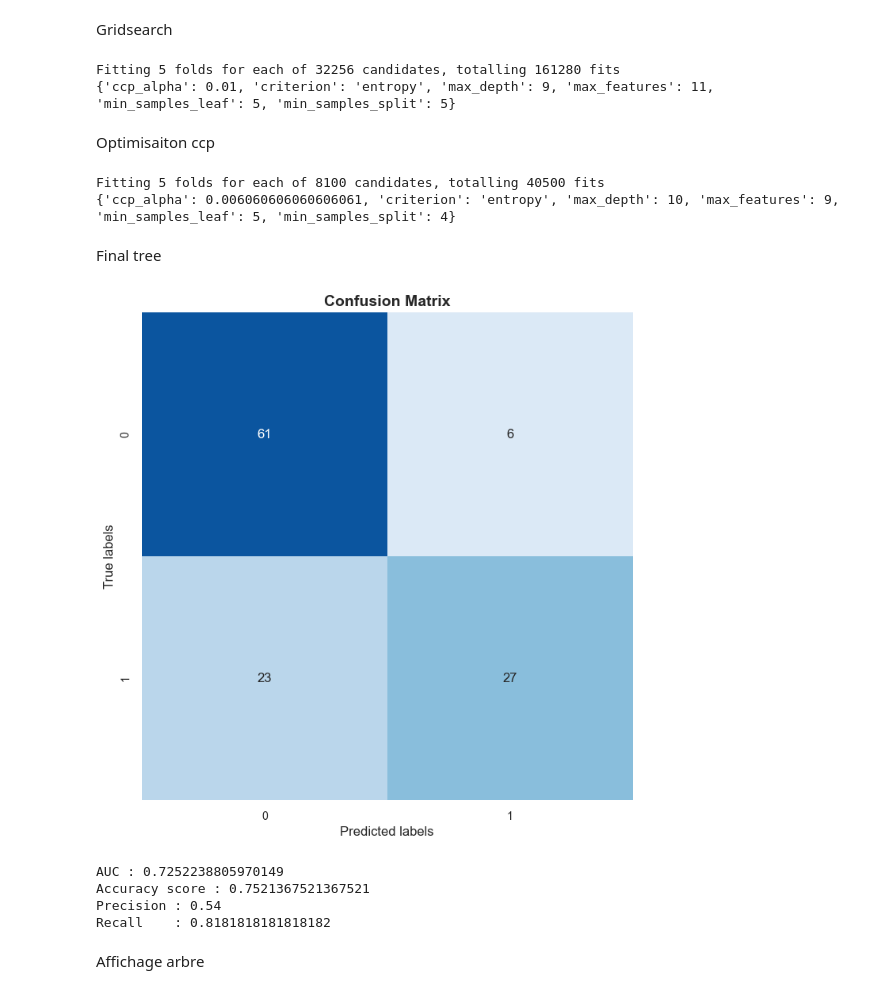
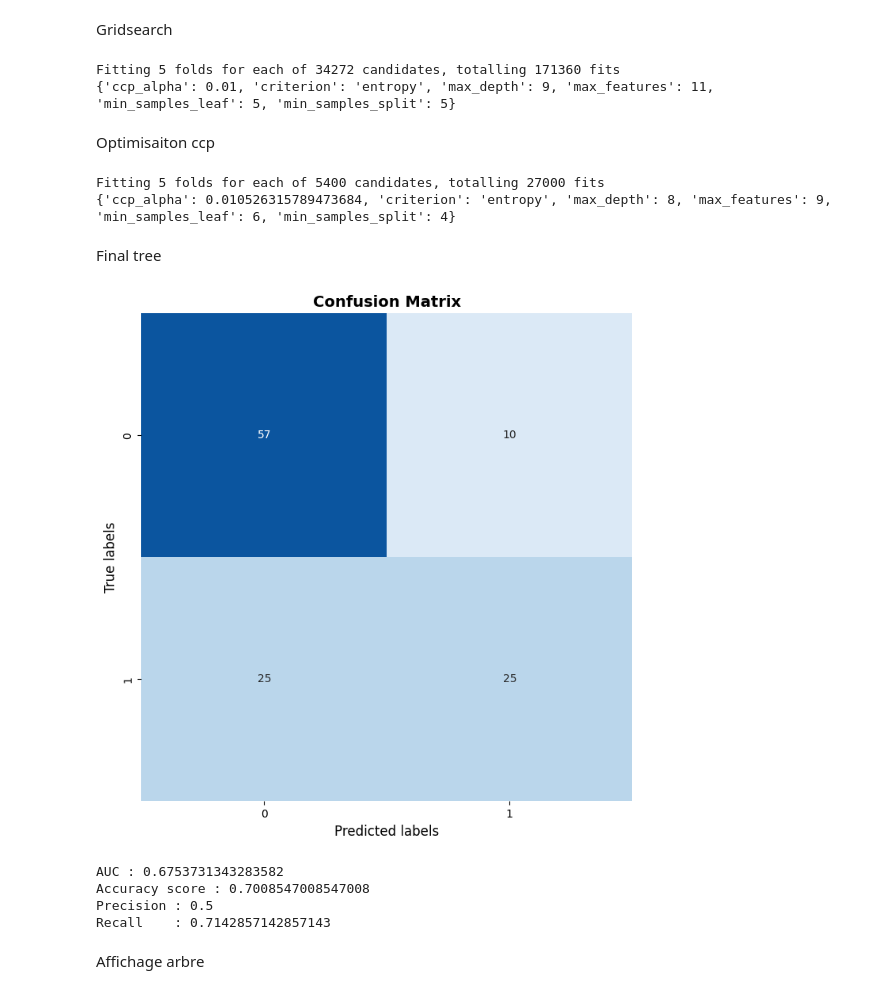
Before and after one commit to atekiouk/Sujet_2, a Jupyter notebook: Notebooks/Parameters_test.ipynb, the cells around one changed output. Cells and saved outputs as stored; diff of their text form; code cells hidden in the pictures.

```diff
--- a/Notebooks/Parameters_test.ipynb
+++ b/Notebooks/Parameters_test.ipynb
@@ -278,7 +281,7 @@ Gridsearch
 # %%
 param_grid = {  'criterion': ['entropy'],
                 'max_depth' : np.linspace(5,15,8, dtype= int),
-                'ccp_alpha' : np.linspace(0.01,0.040,16),
+                'ccp_alpha' : np.linspace(0,0.040,17),
                 'min_samples_leaf' : np.linspace(1,15,7,dtype= int),
                 'max_features' : np.linspace(5,15,6,dtype= int),
                 'min_samples_split' : np.linspace(5,15,6,dtype= int)
@@ -288,14 +291,14 @@ grid = GridSearchCV(DecisionTreeClassifier(random_state = 42), param_grid, scori
 grid.fit(X_train, y_train)
 print(grid.best_params_)
 # %% [output]
-Fitting 5 folds for each of 32256 candidates, totalling 161280 fits
+Fitting 5 folds for each of 34272 candidates, totalling 171360 fits
 {'ccp_alpha': 0.01, 'criterion': 'entropy', 'max_depth': 9, 'max_features': 11, 'min_samples_leaf': 5, 'min_samples_split': 5}
 # %% [markdown]
 Optimisaiton ccp
 # %%
 param_grid_ccp = {  'criterion': ['entropy'],
-                    'max_depth' : np.linspace(9,12,3, dtype= int),
-                    'ccp_alpha' : np.linspace(0.0,0.20,100),
+                    'max_depth' : np.linspace(5,15,10, dtype= int),
+                    'ccp_alpha' : np.linspace(0.0,0.20,20),
                     'min_samples_leaf' : np.linspace(5,7,3,dtype= int),
                     'max_features' : np.linspace(7,9,3,dtype= int),
                     'min_samples_split' : np.linspace(4,6,3,dtype= int)
@@ -305,25 +308,25 @@ grid_ccp = GridSearchCV(DecisionTreeClassifier(random_state = 42), param_grid_cc
 grid_ccp.fit(X_train, y_train)
 print(grid_ccp.best_params_)
 # %% [output]
-Fitting 5 folds for each of 8100 candidates, totalling 40500 fits
-{'ccp_alpha': 0.006060606060606061, 'criterion': 'entropy', 'max_depth': 10, 'max_features': 9, 'min_samples_leaf': 5, 'min_samples_split': 4}
+Fitting 5 folds for each of 5400 candidates, totalling 27000 fits
+{'ccp_alpha': 0.010526315789473684, 'criterion': 'entropy', 'max_depth': 8, 'max_features': 9, 'min_samples_leaf': 6, 'min_samples_split': 4}
 # %% [markdown]
 Final tree
 # %%
-tree_f = DecisionTreeClassifier(criterion = 'entropy', max_depth = 10, ccp_alpha =  0, min_samples_leaf = 5, max_features = 9, min_samples_split = 5, random_state = 42)
+tree_f = DecisionTreeClassifier(criterion = 'entropy', max_depth = 9, ccp_alpha =  0.0, min_samples_leaf = 5, max_features = 11, min_samples_split = 5, random_state = 42)
 tree_f.fit(X_train,y_train)
 y_pred = tree_f.predict(X_test)
 utilities.plot_confusion_matrix(y_true = y_test, y_pred = y_pred)
 fpr, tpr, _ = metrics.roc_curve(y_test, y_pred)
 print(f"AUC : {metrics.auc(fpr, tpr)}")
 print(f"Accuracy score : {metrics.accuracy_score(y_test, y_pred)}")
 print(f"Precision : {confusion_matrix(y_test, y_pred)[1][1]/(confusion_matrix(y_test, y_pred)[1][1]+confusion_matrix(y_test, y_pred)[1][0])}\nRecall    : {confusion_matrix(y_test, y_pred)[1][1]/(confusion_matrix(y_test, y_pred)[1][1]+confusion_matrix(y_test, y_pred)[0][1])}")
 # %% [output]
-[figure, old version]
+[figure, new version]
-AUC : 0.7252238805970149
-Accuracy score : 0.7521367521367521
-Precision : 0.54
-Recall    : 0.8181818181818182
+AUC : 0.6753731343283582
+Accuracy score : 0.7008547008547008
+Precision : 0.5
+Recall    : 0.7142857142857143
 # %% [markdown]
 Affichage arbre
 # %%
```
Also changed, not shown: parts of 3 cells of this notebook.
